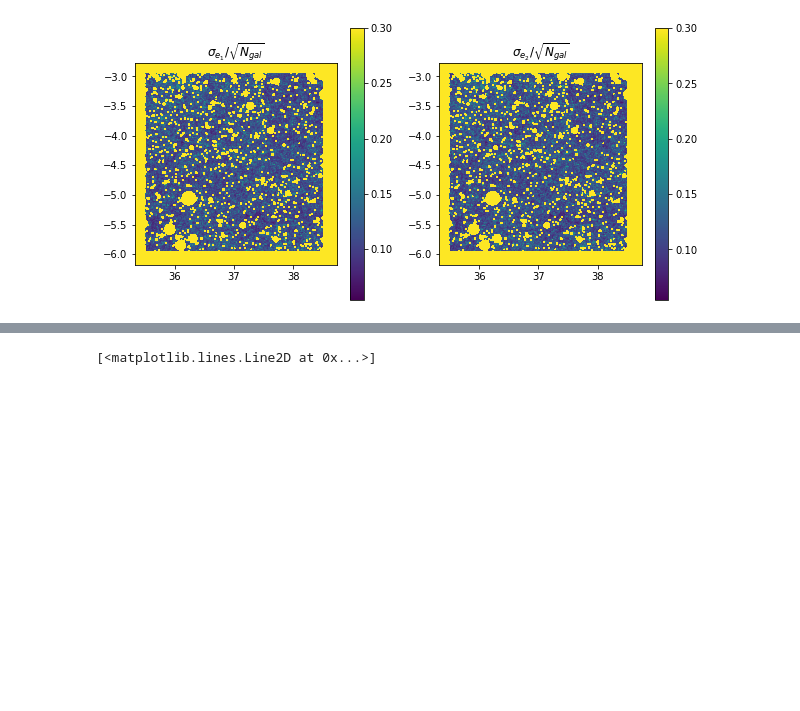
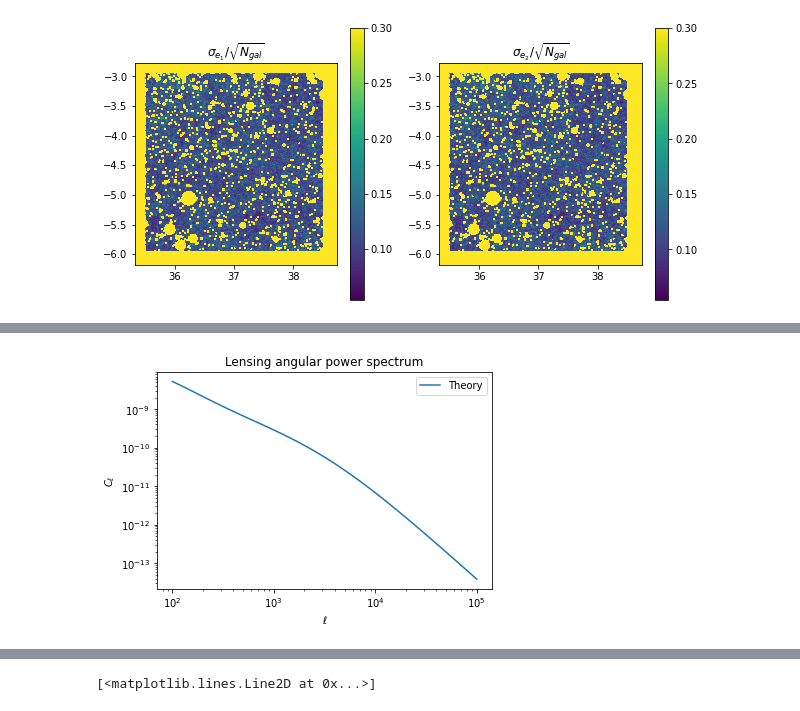
Before and after one commit to EiffL/Quarks2CosmosDataChallenge, a Jupyter notebook: notebooks/Lensing-challenge.ipynb, the cells around one changed output, grey strips where cells are left out. Drawn from its saved outputs; the diff is of its cells as text; code cells hidden in the pictures; blank space fills up the shorter version.

```diff
--- a/notebooks/Lensing-challenge.ipynb
+++ b/notebooks/Lensing-challenge.ipynb
@@ -267,0 +332,17 @@ Get the maximum-a-posteriori (MAP), assuming a Gaussian prior that is characteri
+# %%
+@jax.jit
+def theory_cl(ell):
+    """ Computes angular C_ell for our survey, at given ell
+    """
+    cosmo = jc.Planck15()
+    tracer = jc.probes.WeakLensing([pz])
+    return jc.angular_cl.angular_cl(cosmo, ell, [tracer])[0]
+# %%
+ell = jnp.logspace(2,5)
+loglog(ell, theory_cl(ell), label='Theory');
+xlabel('$\ell$')
+ylabel('$C_\ell$')
+title('Lensing angular power spectrum');
+legend();
+# %% [output]
+[figure, added]
```
Also changed, not shown: parts of 45 cells of this notebook, 4 other files.
